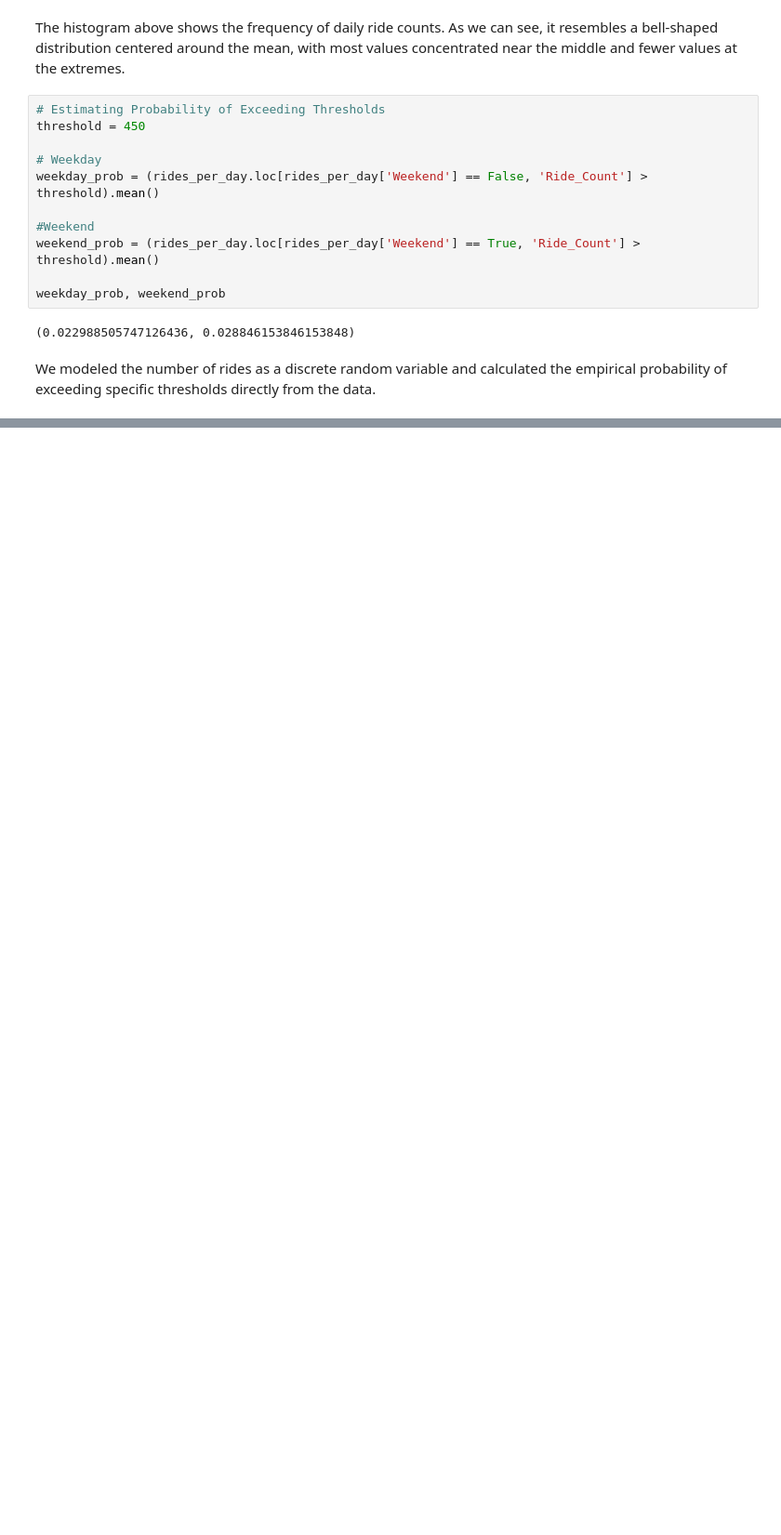
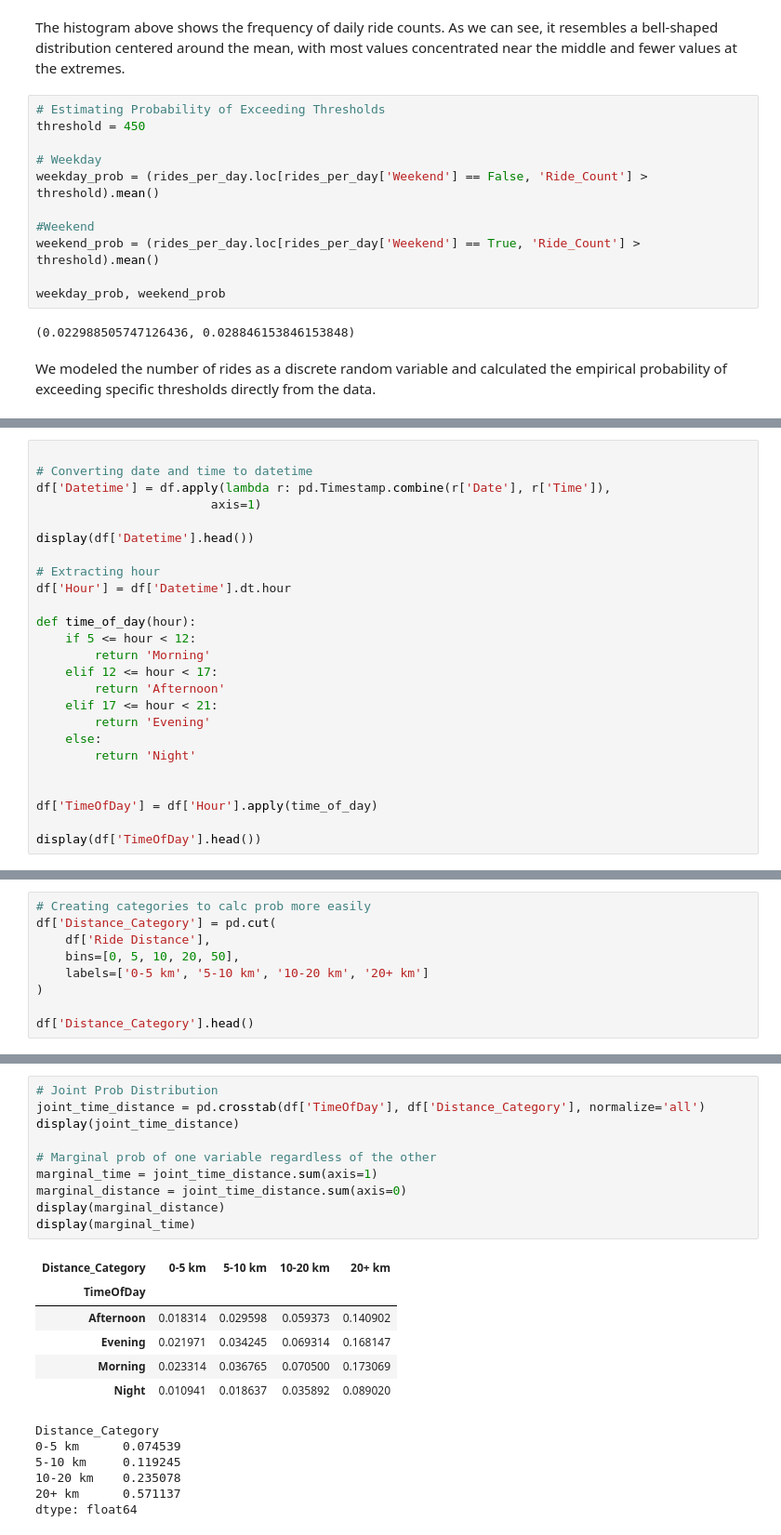
Before and after one commit to thejjeanjjorge/Portfolio, a Jupyter notebook: notebooks/uber/uber.ipynb, the cells around one changed output, grey strips where cells are left out. Shown at 93% size. Saved outputs shown, nothing was run; the diff lists cells and outputs as text; blank space fills up the shorter version.

Commit message:
Working on Joint Prob

```diff
--- a/notebooks/uber/uber.ipynb
+++ b/notebooks/uber/uber.ipynb
@@ -408,0 +415,25 @@ We modeled the number of rides as a discrete random variable and calculated the
+# %%
+
+# Converting date and time to datetime
+df['Datetime'] = df.apply(lambda r: pd.Timestamp.combine(r['Date'], r['Time']),
+                        axis=1)
+
+display(df['Datetime'].head())
+
+# Extracting hour
+df['Hour'] = df['Datetime'].dt.hour
+
+def time_of_day(hour):
+    if 5 <= hour < 12:
+        return 'Morning'
+    elif 12 <= hour < 17:
+        return 'Afternoon'
+    elif 17 <= hour < 21:
+        return 'Evening'
+    else:
+        return 'Night'
+
+
+df['TimeOfDay'] = df['Hour'].apply(time_of_day)
+
+display(df['TimeOfDay'].head())
@@ -408,0 +453,9 @@ We modeled the number of rides as a discrete random variable and calculated the
+# %%
+# Creating categories to calc prob more easily
+df['Distance_Category'] = pd.cut(
+    df['Ride Distance'],
+    bins=[0, 5, 10, 20, 50],
+    labels=['0-5 km', '5-10 km', '10-20 km', '20+ km']
+)
+
+df['Distance_Category'].head()
@@ -408,0 +470,23 @@ We modeled the number of rides as a discrete random variable and calculated the
+# %%
+# Joint Prob Distribution
+joint_time_distance = pd.crosstab(df['TimeOfDay'], df['Distance_Category'], normalize='all')
+display(joint_time_distance)
+
+# Marginal prob of one variable regardless of the other
+marginal_time = joint_time_distance.sum(axis=1)
+marginal_distance = joint_time_distance.sum(axis=0)
+display(marginal_distance)
+display(marginal_time)
+# %% [output]
+| Distance_Category | 0-5 km | 5-10 km | 10-20 km | 20+ km |
+| TimeOfDay |  |  |  |  |
+| Afternoon | 0.018314 | 0.029598 | 0.059373 | 0.140902 |
+| Evening | 0.021971 | 0.034245 | 0.069314 | 0.168147 |
+| Morning | 0.023314 | 0.036765 | 0.070500 | 0.173069 |
+| Night | 0.010941 | 0.018637 | 0.035892 | 0.089020 |
+Distance_Category
+0-5 km      0.074539
+5-10 km     0.119245
+10-20 km    0.235078
+20+ km      0.571137
+dtype: float64
```
Also changed, not shown: parts of 10 cells of this notebook, 2 other files.
